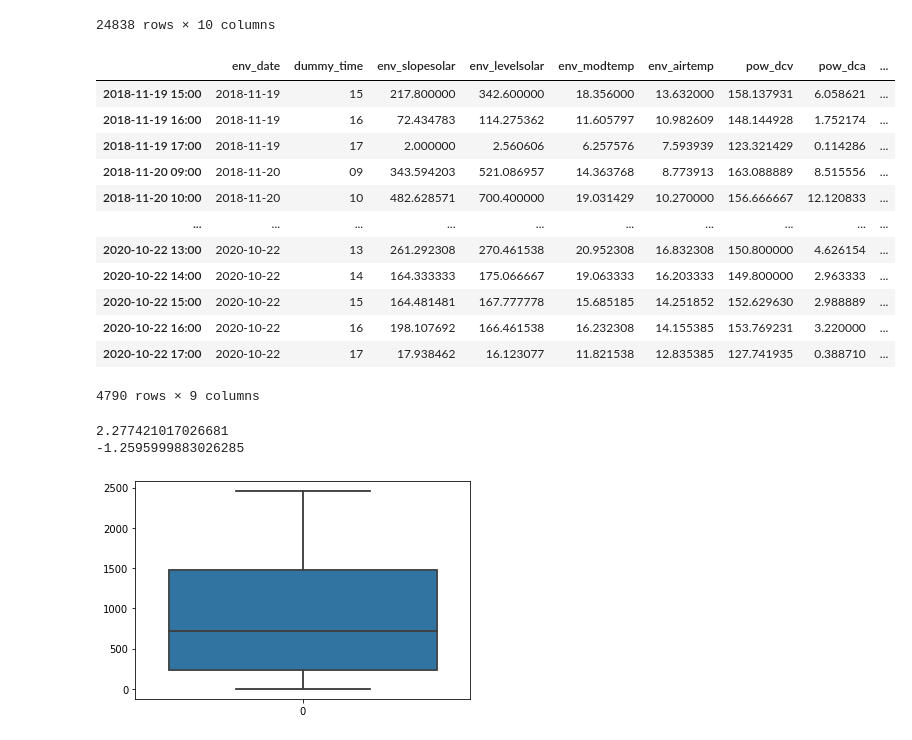
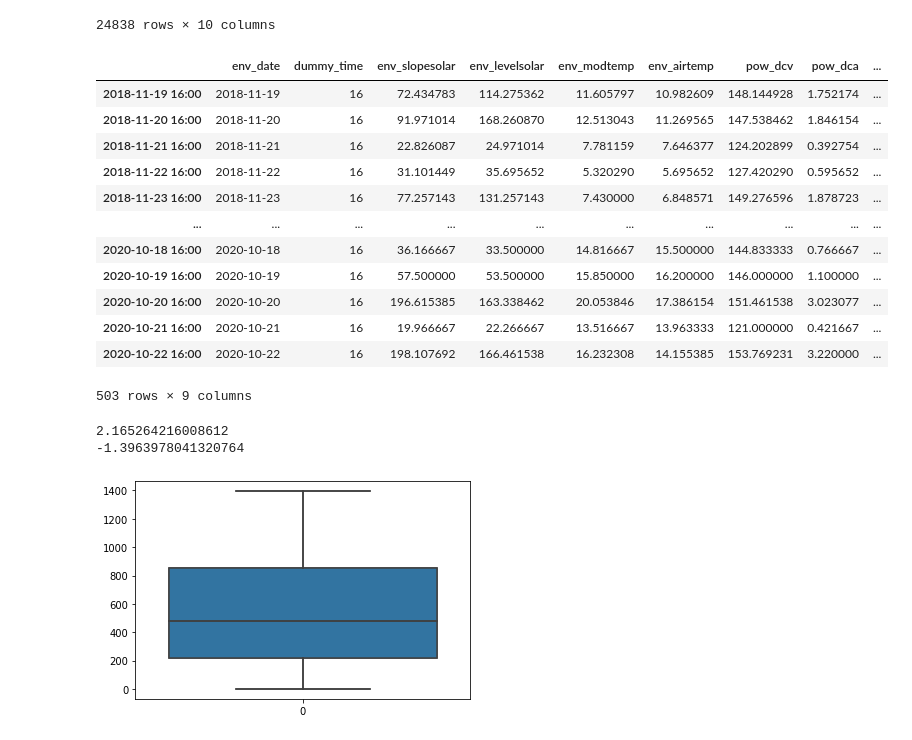
Before and after one commit to Baeseongbeen/Enittproj, a Jupyter notebook: Enitt/diff_전북대NewREC1.ipynb, the cells around one changed output. Cells and saved outputs as stored; diff of their text form; code cells hidden in the pictures.

```diff
--- a/Enitt/diff_전북대NewREC1.ipynb
+++ b/Enitt/diff_전북대NewREC1.ipynb
@@ -186,7 +186,7 @@ def groupby_solar():
     ent_data_perhour = ent_data_perhour.reset_index()
 
     ### 발전량이 거의 없는 데이터 삭제 ( 8~ 19 까지만 살린다)
-    drop_data = ent_data_perhour.isin({"dummy_time" : ["00", "01", "02", "03", "04", "05", "06", "07","08", "19", "20", "21", "22", "23"]})
+    drop_data = ent_data_perhour.isin({"dummy_time" : ["00", "01", "02", "03", "04", "05", "06", "07","08","09", "10","11","12","13","15", "16", "17", "18", "19", "20", "21", "22", "23"]})
     ent_data_perhour_sort = ent_data_perhour[~drop_data].dropna()
 
     return ent_data_perhour_sort
@@ -209,52 +209,52 @@ def groupby_solar_reset():
     ent_data_perhour = ent_data_perhour.reset_index()
 
 
-    drop_data = ent_data_perhour.isin({"dummy_time" : ["00", "01", "02", "03", "04", "05", "06", "07","08", "19", "20", "21", "22", "23"]})
+    drop_data = ent_data_perhour.isin({"dummy_time" : ["00", "01", "02", "03", "04", "05", "06", "07","08","09", "10","11","12","13", "14","15", "17", "18", "19", "20", "21", "22", "23"]})
     ent_data_perhour_sort = ent_data_perhour[~drop_data].dropna()
 
     return ent_data_perhour_sort
 
 
 
 ### weather, solar join
 def join_weather_solar(a, b):
     sub_index1 = a["env_date"] + " " + a["dummy_time"] + ":00"
     a.index = sub_index1
 
     sub_index2 = b["pow_date"] + " " + b["dummy_time"] + ":00"
     b.index = sub_index2
 
     joinset = a.join(b[["pow_dcv", "pow_dca", "watt" ]])
     ent_data_solar_weather = joinset.dropna()
 
 
     return ent_data_solar_weather
 
 ent_data_weather_sort = groupby_weather()
 ent_data_perhour_sort = groupby_solar_reset()
 ent_data_solar_weather = join_weather_solar(ent_data_weather_sort, ent_data_perhour_sort)
 ent_data_solar_weather
 # pow_perhour
 # sns.boxplot(ent_data_weather_sort["env_slopesolar"])
 # sns.boxplot(ent_data_weather_sort["env_levelsolar"])
 # sns.boxplot(data = ent_data_weather_sort[["env_slopesolar", "env_levelsolar"]])
 # ent_data_weather_sort[["env_slopesolar", "env_levelsolar"]]
 
 # print(len(joinset) - 2504)
 # %% [output]
 |  | env_date | dummy_time | env_slopesolar | env_levelsolar | env_modtemp | env_airtemp | pow_dcv | pow_dca | ... |
-| 2018-11-19 15:00 | 2018-11-19 | 15 | 217.800000 | 342.600000 | 18.356000 | 13.632000 | 158.137931 | 6.058621 | ... |
 | 2018-11-19 16:00 | 2018-11-19 | 16 | 72.434783 | 114.275362 | 11.605797 | 10.982609 | 148.144928 | 1.752174 | ... |
-| 2018-11-19 17:00 | 2018-11-19 | 17 | 2.000000 | 2.560606 | 6.257576 | 7.593939 | 123.321429 | 0.114286 | ... |
-| 2018-11-20 09:00 | 2018-11-20 | 09 | 343.594203 | 521.086957 | 14.363768 | 8.773913 | 163.088889 | 8.515556 | ... |
-| 2018-11-20 10:00 | 2018-11-20 | 10 | 482.628571 | 700.400000 | 19.031429 | 10.270000 | 156.666667 | 12.120833 | ... |
+| 2018-11-20 16:00 | 2018-11-20 | 16 | 91.971014 | 168.260870 | 12.513043 | 11.269565 | 147.538462 | 1.846154 | ... |
+| 2018-11-21 16:00 | 2018-11-21 | 16 | 22.826087 | 24.971014 | 7.781159 | 7.646377 | 124.202899 | 0.392754 | ... |
+| 2018-11-22 16:00 | 2018-11-22 | 16 | 31.101449 | 35.695652 | 5.320290 | 5.695652 | 127.420290 | 0.595652 | ... |
+| 2018-11-23 16:00 | 2018-11-23 | 16 | 77.257143 | 131.257143 | 7.430000 | 6.848571 | 149.276596 | 1.878723 | ... |
 | ... | ... | ... | ... | ... | ... | ... | ... | ... | ... |
-| 2020-10-22 13:00 | 2020-10-22 | 13 | 261.292308 | 270.461538 | 20.952308 | 16.832308 | 150.800000 | 4.626154 | ... |
-| 2020-10-22 14:00 | 2020-10-22 | 14 | 164.333333 | 175.066667 | 19.063333 | 16.203333 | 149.800000 | 2.963333 | ... |
-| 2020-10-22 15:00 | 2020-10-22 | 15 | 164.481481 | 167.777778 | 15.685185 | 14.251852 | 152.629630 | 2.988889 | ... |
+| 2020-10-18 16:00 | 2020-10-18 | 16 | 36.166667 | 33.500000 | 14.816667 | 15.500000 | 144.833333 | 0.766667 | ... |
+| 2020-10-19 16:00 | 2020-10-19 | 16 | 57.500000 | 53.500000 | 15.850000 | 16.200000 | 146.000000 | 1.100000 | ... |
+| 2020-10-20 16:00 | 2020-10-20 | 16 | 196.615385 | 163.338462 | 20.053846 | 17.386154 | 151.461538 | 3.023077 | ... |
+| 2020-10-21 16:00 | 2020-10-21 | 16 | 19.966667 | 22.266667 | 13.516667 | 13.963333 | 121.000000 | 0.421667 | ... |
 | 2020-10-22 16:00 | 2020-10-22 | 16 | 198.107692 | 166.461538 | 16.232308 | 14.155385 | 153.769231 | 3.220000 | ... |
-| 2020-10-22 17:00 | 2020-10-22 | 17 | 17.938462 | 16.123077 | 11.821538 | 12.835385 | 127.741935 | 0.388710 | ... |
-4790 rows × 9 columns
+503 rows × 9 columns
 # %%
 ## 기업, 공공 join
 
@@ -288,9 +288,9 @@ print(join_ent_other_del['z_score'].min())
 ## 다시저장
 join_ent_other_del.to_csv('NewREC1_join.csv', encoding='utf-8')
 # %% [output]
-2.277421017026681
--1.2595999883026285
+2.165264216008612
+-1.3963978041320764
-[figure, old version]
+[figure, new version]
 # %%
 join_ent_other_del.describe()
 # %% [output]
```
Also changed, not shown: parts of 7 cells of this notebook, 4 other files.
